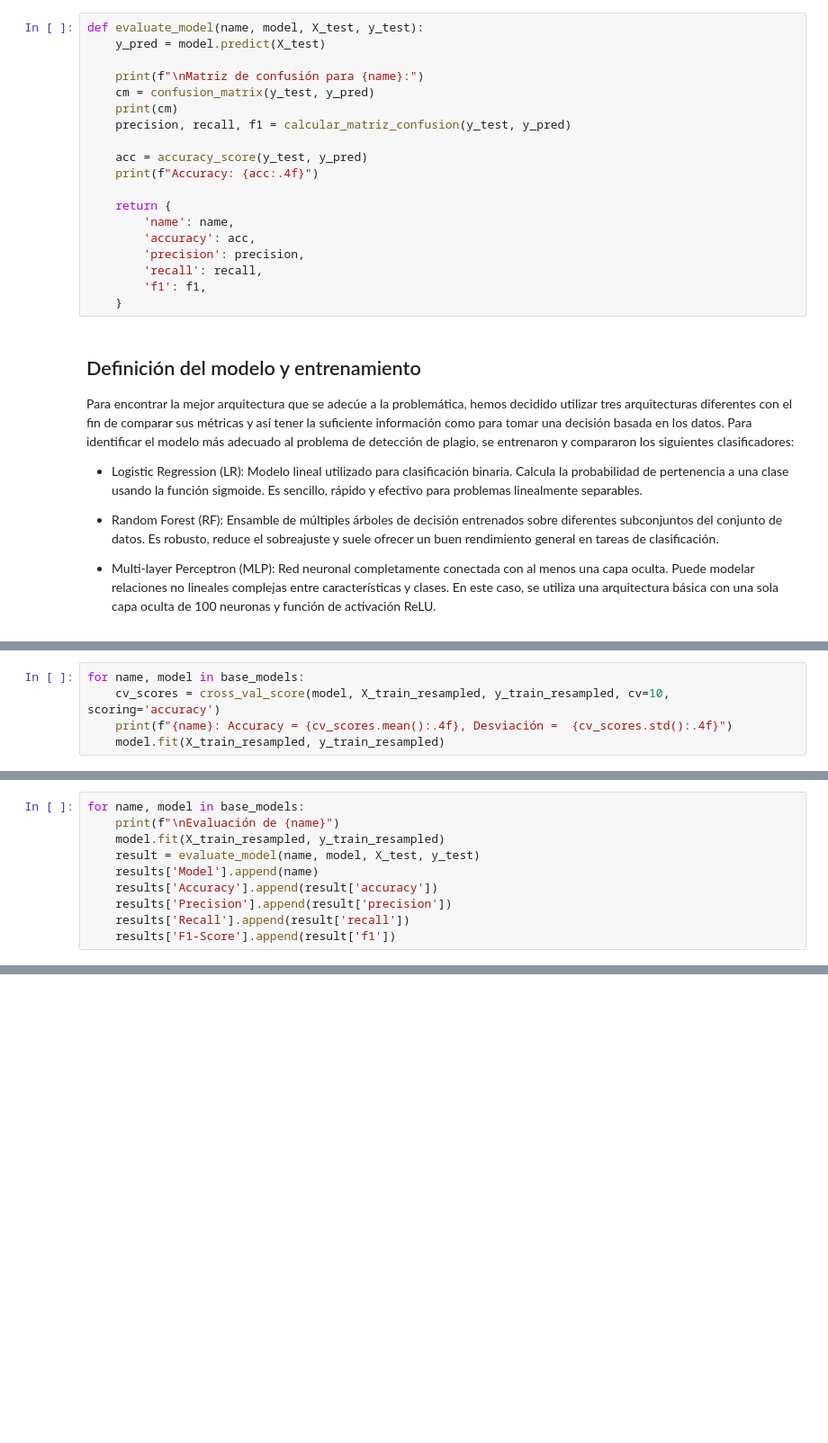
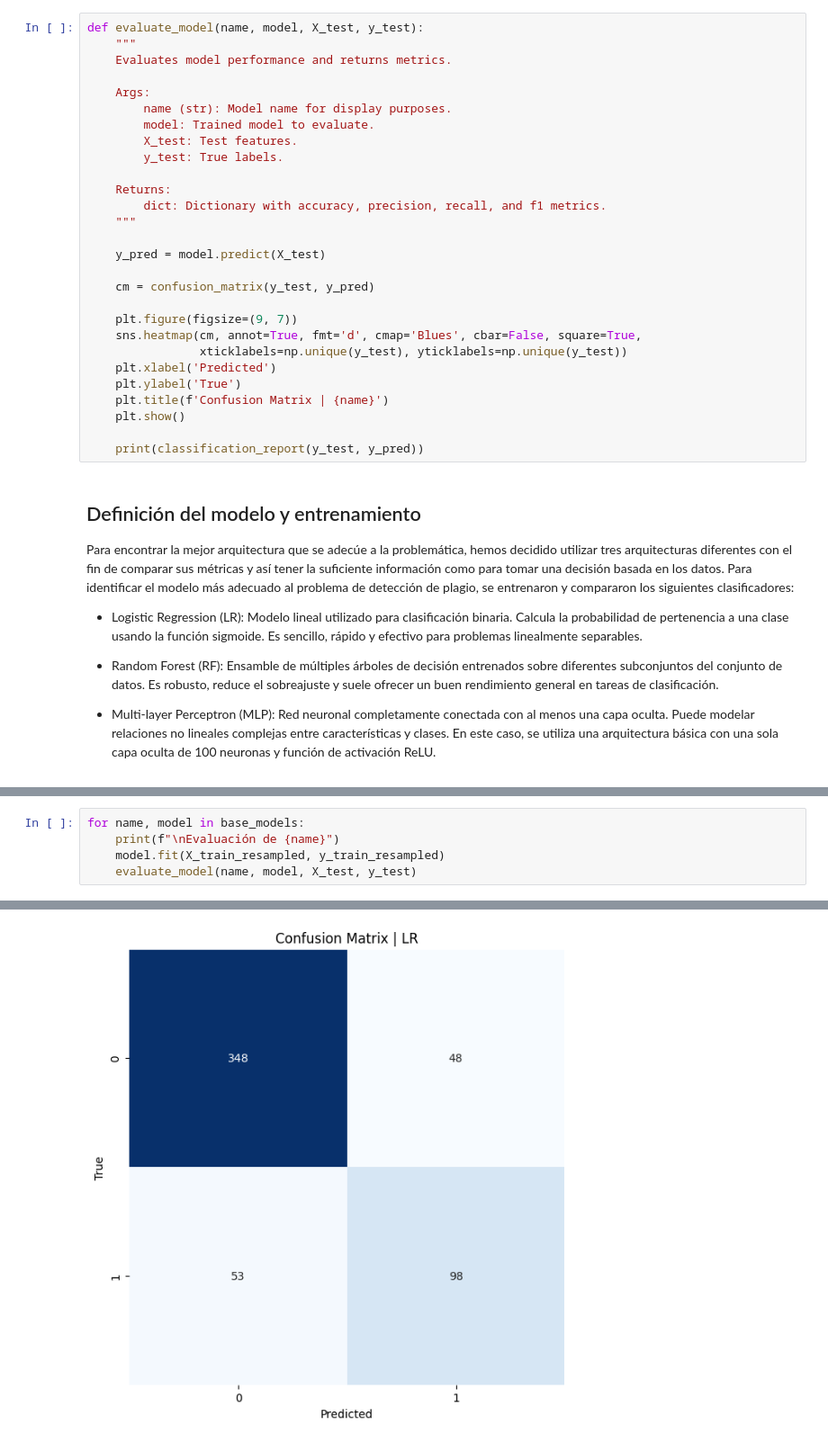
Before and after one commit to CharlesVela66/Reto_TC3002B, a Jupyter notebook: app/app.ipynb, the cells around one changed output, grey strips where cells are left out. Shown at 90% size. Drawn from its saved outputs; the diff is of its cells as text; blank space fills up the shorter version.

Commit message:
Add classification_report and confusion matrix from sklearn, fix typos, added docs to evaluate function

```diff
--- a/app/app.ipynb
+++ b/app/app.ipynb
@@ -427,23 +393,32 @@ def calcular_matriz_confusion(y_true, y_pred):
 Declaración de la función evaluate_model para evaluar al modelo una vez terminado el entrenamiento para ver su capacidad predictiva con datos que no fueron vistos durante el entrenamiento. Al terminar la evaluación obtenemos las métricas (precision, recall, f1 y accuracy) para determinar el ajuste y rendimiento del modelo.
 # %%
 def evaluate_model(name, model, X_test, y_test):
+    """
+    Evaluates model performance and returns metrics.
+
+    Args:
+        name (str): Model name for display purposes.
+        model: Trained model to evaluate.
+        X_test: Test features.
+        y_test: True labels.
+
+    Returns:
+        dict: Dictionary with accuracy, precision, recall, and f1 metrics.
+    """
+
     y_pred = model.predict(X_test)
 
-    print(f"\nMatriz de confusión para {name}:")
     cm = confusion_matrix(y_test, y_pred)
-    print(cm)
-    precision, recall, f1 = calcular_matriz_confusion(y_test, y_pred)
 
-    acc = accuracy_score(y_test, y_pred)
-    print(f"Accuracy: {acc:.4f}")
+    plt.figure(figsize=(9, 7))
+    sns.heatmap(cm, annot=True, fmt='d', cmap='Blues', cbar=False, square=True,
+                xticklabels=np.unique(y_test), yticklabels=np.unique(y_test))
+    plt.xlabel('Predicted')
+    plt.ylabel('True')
+    plt.title(f'Confusion Matrix | {name}')
+    plt.show()
 
-    return {
-        'name': name,
-        'accuracy': acc,
-        'precision': precision,
-        'recall': recall,
-        'f1': f1,
-    }
+    print(classification_report(y_test, y_pred))
 # %% [markdown]
 ## Definición del modelo y entrenamiento
 Para encontrar la mejor arquitectura que se adecúe a la problemática, hemos decidido utilizar tres arquitecturas diferentes con el fin de comparar sus métricas y así tener la suficiente información como para tomar una decisión basada en los datos. Para identificar el modelo más adecuado al problema de detección de plagio, se entrenaron y compararon los siguientes clasificadores:
@@ -478,8 +444,3 @@ base_models = [
     ('RF', rf_model),
     ('MLP', mlp_model),
 ]
-# %%
-for name, model in base_models:
-    cv_scores = cross_val_score(model, X_train_resampled, y_train_resampled, cv=10, scoring='accuracy')
-    print(f"{name}: Accuracy = {cv_scores.mean():.4f}, Desviación =  {cv_scores.std():.4f}")
-    model.fit(X_train_resampled, y_train_resampled)
@@ -503,10 +456,5 @@ roc_curves = []
 for name, model in base_models:
     print(f"\nEvaluación de {name}")
     model.fit(X_train_resampled, y_train_resampled)
-    result = evaluate_model(name, model, X_test, y_test)
-    results['Model'].append(name)
-    results['Accuracy'].append(result['accuracy'])
-    results['Precision'].append(result['precision'])
-    results['Recall'].append(result['recall'])
-    results['F1-Score'].append(result['f1'])
+    evaluate_model(name, model, X_test, y_test)
 # %% [output]
@@ -529,0 +462 @@ Accuracy: 0.9872
+[figure, added]
```
Also changed, not shown: parts of 20 cells of this notebook.
